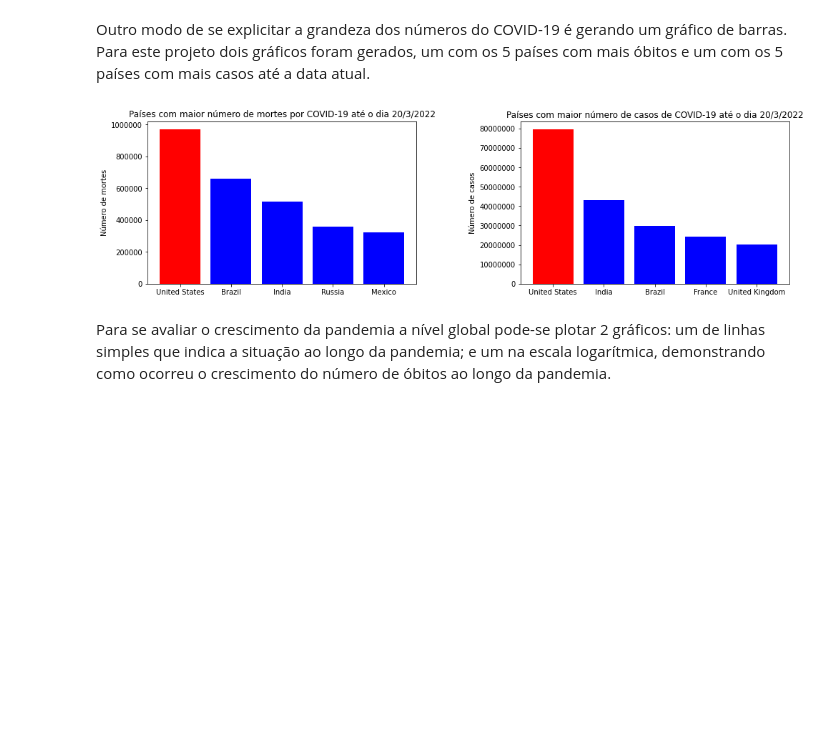
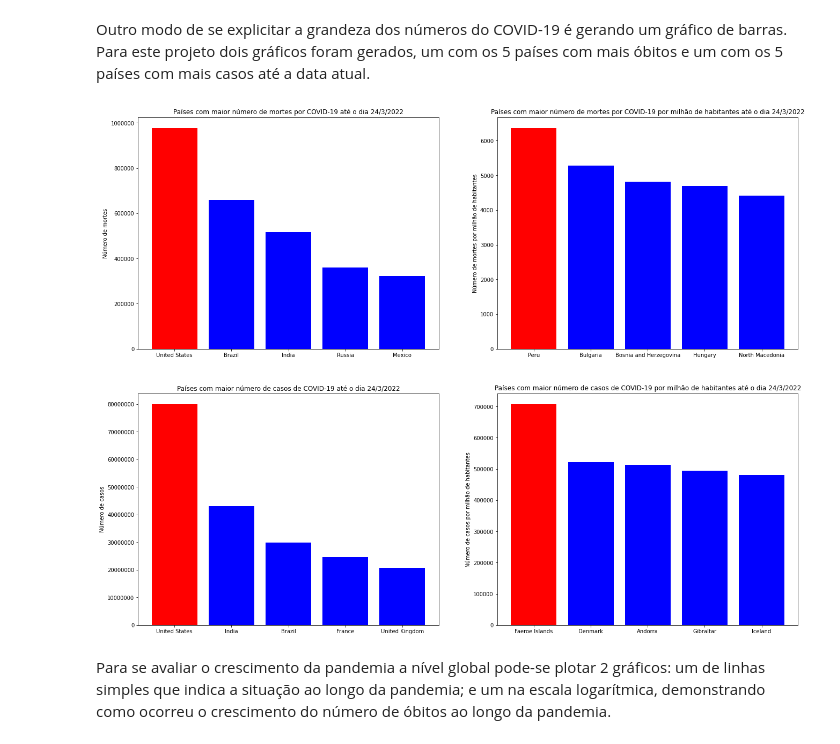
Before and after one commit to GuilhermeCarv/Panorama-do-COVID-19-no-mundo-e-no-Brasil, a Jupyter notebook: Panorama_do_COVID_19_no_mundo_e_no_Brasil.ipynb, the cells around one changed output. Drawn from its saved outputs; the diff is of its cells as text; code cells hidden in the pictures; blank space fills up the shorter version.

```diff
--- a/Panorama_do_COVID_19_no_mundo_e_no_Brasil.ipynb
+++ b/Panorama_do_COVID_19_no_mundo_e_no_Brasil.ipynb
@@ -70,15 +70,13 @@ As variáveis apresentadas a seguir são as utilizadas neste projeto, para um pa
 # %%
 # importar as bibliotecas necessárias
 import pandas as pd
-import seaborn as sns
 import matplotlib.pyplot as plt
 import numpy as np
-!pip install bar_chart_race -q
+!pip install bar_chart_race -q #instalar biblioteca do barchart race
 import bar_chart_race as bcr
 %matplotlib inline
-plt.rcParams['animation.embed_limit'] = 2**128
 import plotly.express as px
-!pip install pywaffle -q
+!pip install pywaffle -q #instalar biblioteca pywaffle
 from pywaffle import Waffle
 # %%
 # importar o dataset COVID-19 para um DataFrame
@@ -229,28 +228,44 @@ Outro modo de se explicitar a grandeza dos números do COVID-19 é gerando um gr
 # %%
 #Criar subdataset com os 5 países com mais óbitos
 top5 = df_casos.loc[df_casos.date == df_casos.date.max(), ['location', 'total_deaths']].sort_values(by="total_deaths", ascending = False)[0:5]
 top5_cases = df_casos.loc[df_casos.date == df_casos.date.max(), ['location', 'total_cases']].sort_values(by="total_cases", ascending = False)[0:5]
+top5_million = df_casos.loc[df_casos.date == df_casos.date.max(), ['location', 'total_deaths_per_million']].sort_values(by="total_deaths_per_million", ascending = False)[0:5]
+top5_cases_million = df_casos.loc[df_casos.date == df_casos.date.max(), ['location', 'total_cases_per_million']].sort_values(by="total_cases_per_million", ascending = False)[0:5]
 
 #Gerar gráfico de barras
-fig, ax = plt.subplots(nrows =1, ncols = 2, figsize = (15,5))
+fig, ax = plt.subplots(nrows =2, ncols = 2, figsize = (20,15))
 
 #Gráfico de óbitos
-ax[0].bar('location', 'total_deaths', data=top5, color =['r','b','b','b','b'])
+ax[0][0].bar('location', 'total_deaths', data=top5, color =['r','b','b','b','b'])
 #ax.set_xlabel('Paises')
-ax[0].set_ylabel("Número de mortes")
-ax[0].ticklabel_format(axis='y', style ='plain')
-ax[0].set_title(f"Países com maior número de mortes por COVID-19 até o dia {df_casos.date.max().day}/{df_casos.date.max().month}/{df_casos.date.max().year}")
+ax[0][0].set_ylabel("Número de mortes")
+ax[0][0].ticklabel_format(axis='y', style ='plain')
+ax[0][0].set_title(f"Países com maior número de mortes por COVID-19 até o dia {df_casos.date.max().day}/{df_casos.date.max().month}/{df_casos.date.max().year}")
 
 #Gráfico de casos
-ax[1].bar('location', 'total_cases', data=top5_cases, color =['r','b','b','b','b'])
+ax[1][0].bar('location', 'total_cases', data=top5_cases, color =['r','b','b','b','b'])
 #ax.set_xlabel('Paises')
-ax[1].set_ylabel("Número de casos")
-ax[1].ticklabel_format(axis='y', style ='plain')
-ax[1].set_title(f"Países com maior número de casos de COVID-19 até o dia {df_casos.date.max().day}/{df_casos.date.max().month}/{df_casos.date.max().year}")
+ax[1][0].set_ylabel("Número de casos")
+ax[1][0].ticklabel_format(axis='y', style ='plain')
+ax[1][0].set_title(f"Países com maior número de casos de COVID-19 até o dia {df_casos.date.max().day}/{df_casos.date.max().month}/{df_casos.date.max().year}")
+
+#Gráfico de óbitos por milhão
+ax[0][1].bar('location', 'total_deaths_per_million', data=top5_million, color =['r','b','b','b','b'])
+#ax.set_xlabel('Paises')
+ax[0][1].set_ylabel("Número de mortes por milhão de habitantes")
+ax[0][1].ticklabel_format(axis='y', style ='plain')
+ax[0][1].set_title(f"Países com maior número de mortes por COVID-19 por milhão de habitantes até o dia {df_casos.date.max().day}/{df_casos.date.max().month}/{df_casos.date.max().year}")
+
+#Gráfico de casos
+ax[1][1].bar('location', 'total_cases_per_million', data=top5_cases_million, color =['r','b','b','b','b'])
+#ax.set_xlabel('Paises')
+ax[1][1].set_ylabel("Número de casos por milhão de habitantes")
+ax[1][1].ticklabel_format(axis='y', style ='plain')
+ax[1][1].set_title(f"Países com maior número de casos de COVID-19 por milhão de habitantes até o dia {df_casos.date.max().day}/{df_casos.date.max().month}/{df_casos.date.max().year}")
 
 plt.tight_layout(pad=5)
 # %% [output]
-[figure, old version]
+[figure, new version]
 # %% [markdown]
 Para se avaliar o crescimento da pandemia a nível global pode-se plotar 2 gráficos: um de linhas simples que indica a situação ao longo da pandemia; e um na escala logarítmica, demonstrando como ocorreu o crescimento do número de óbitos ao longo da pandemia.
 # %%
```
Also changed, not shown: parts of 29 cells of this notebook.
